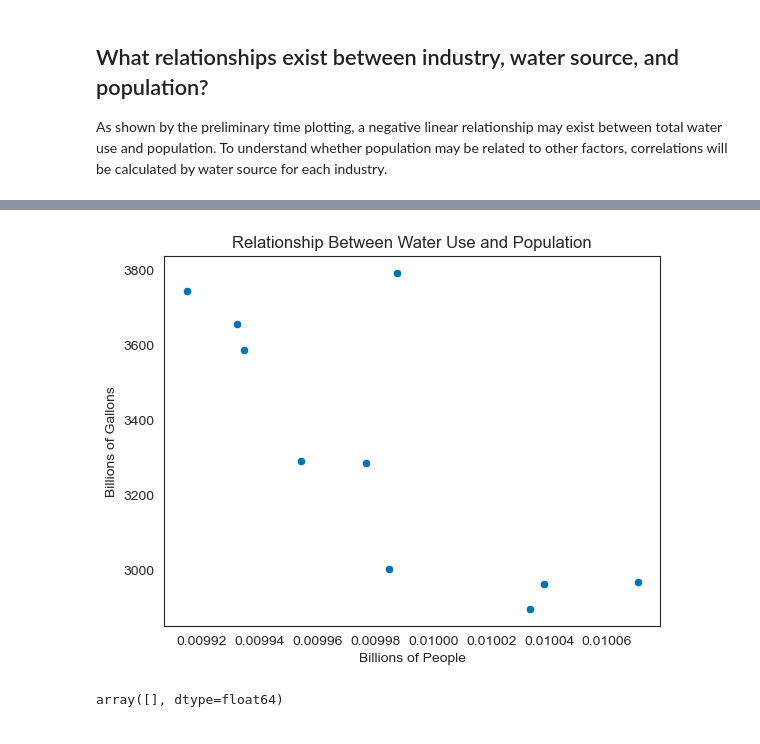
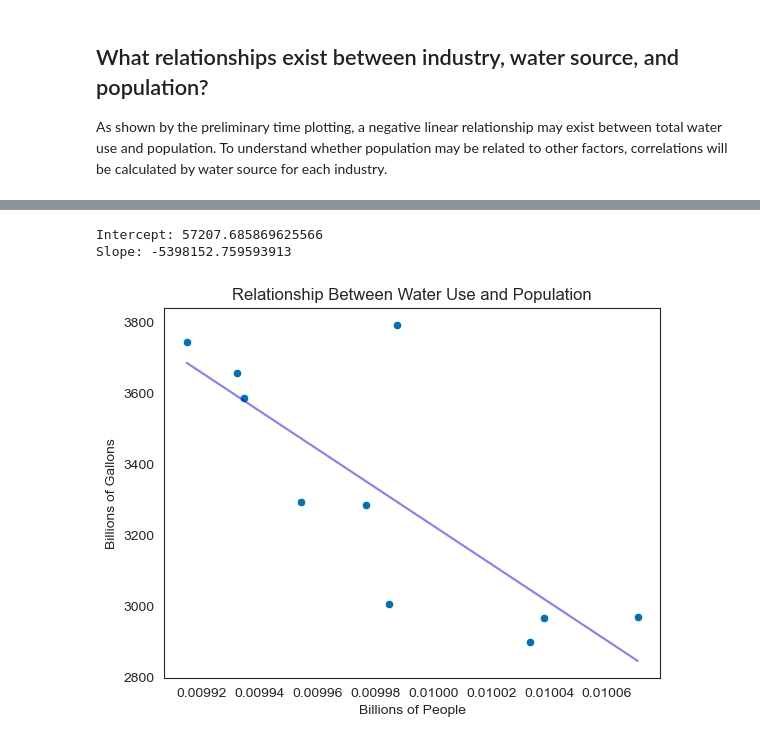
Before and after one commit to jpjavier23/michigan_water_use, a Jupyter notebook: michigan_water_use.ipynb, the cells around one changed output, grey strips where cells are left out. Drawn from its saved outputs; the diff is of its cells as text; code cells hidden in the pictures.

Commit message:
finished population regression

```diff
--- a/michigan_water_use.ipynb
+++ b/michigan_water_use.ipynb
@@ -559,0 +558,6 @@ wp.head()
+# %%
+wp2 = wp[['population (Bil.)']]
+wp3 = sm.add_constant(wp2)
+# %%
+results = sm.OLS(wp['water_use (Bil. gal)'], wp3).fit()
+print(results.summary())
@@ -560,17 +582,21 @@ wp.head()
+# %%
+wp_b = results.params['const']
+wp_a = results.params['population (Bil.)']
+print(f'Intercept: {wp_b}')
+print(f'Slope: {wp_a}')
+# %% [output]
+Intercept: 57207.685869625566
+Slope: -5398152.759593913
 # %%
-wp_a, wp_b = np.polyfit(wp['population (Bil.)'], wp['water_use (Bil. gal)'], 1)
-wp_x_theor = np.array(range(int(wp['population (Bil.)'].min()), int(wp['population (Bil.)'].max())))
+wp_x_theor = np.linspace(wp['population (Bil.)'].min(), wp['population (Bil.)'].max(), 100)
 wp_y_theor = (wp_a * wp_x_theor) + wp_b
 # %%
-wp_reg = sns.lineplot(x = wp_x_theor, y = wp_y_theor, color = 'blue')
+wp_reg = sns.lineplot(x = wp_x_theor, y = wp_y_theor, color = 'blue', alpha = 0.5)
 wp_reg = sns.scatterplot(y = wp['water_use (Bil. gal)'], x = wp['population (Bil.)'])
 wp_reg = plt.ylabel('Billions of Gallons')
 wp_reg = plt.xlabel('Billions of People')
 wp_reg = plt.title('Relationship Between Water Use and Population')
+plt.savefig('figures/fig_3.png')
 plt.show()
 # %% [output]
-[figure, old version]
+[figure, new version]
-# %%
-wp_x_theor
-# %% [output]
-array([], dtype=float64)
```
Also changed, not shown: parts of 11 cells of this notebook, 1 other file.
